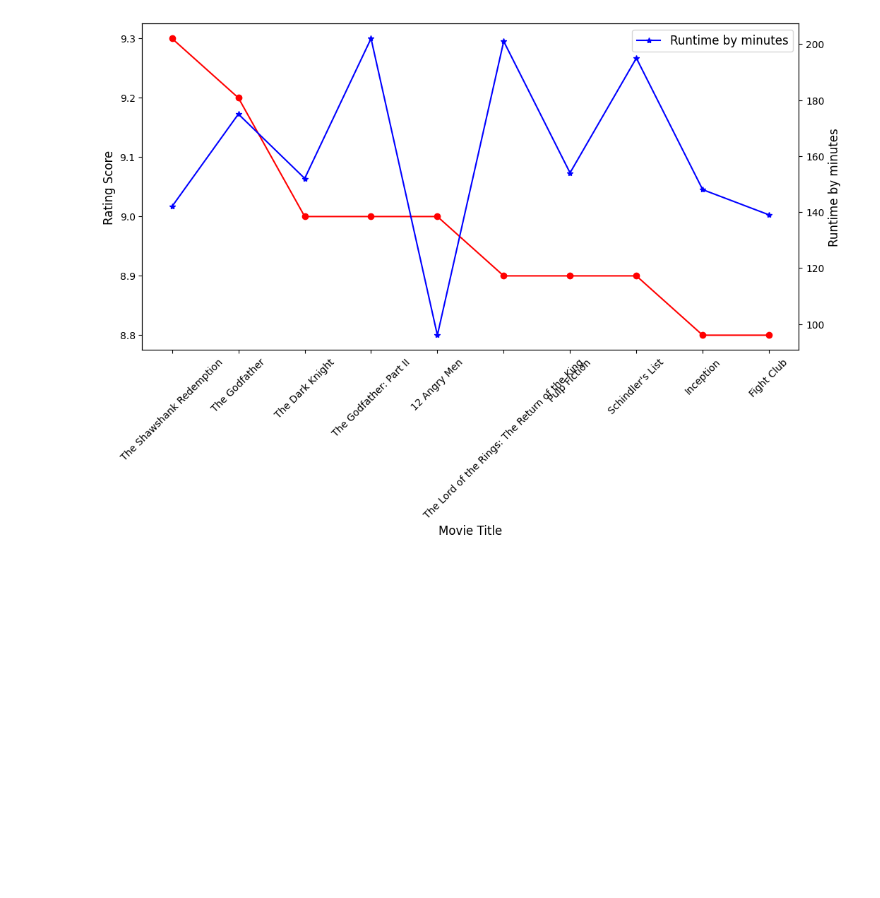
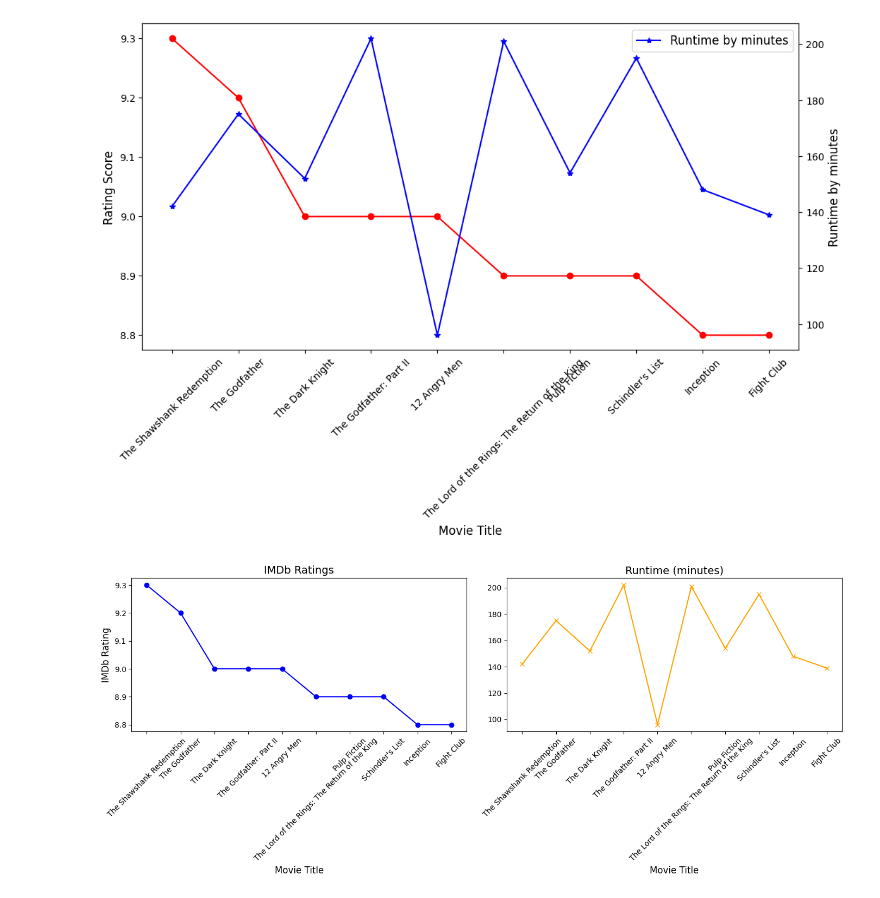
Before and after one commit to SombrathnaSout/Data-viz-sessions, a Jupyter notebook: session 2&3/session3.ipynb, the cells around one changed output. Saved outputs shown, nothing was run; the diff lists cells and outputs as text; code cells hidden in the pictures; blank space fills up the shorter version.

```diff
--- a/session 2&3/session3.ipynb
+++ b/session 2&3/session3.ipynb
@@ -206,3 +206,24 @@ ax1.set_xticklabels(subset["Series_Title"],rotation=45)                  # Make
  Text(8, 0, 'Inception'),
  Text(9, 0, 'Fight Club')]
 [figure]
+# %%
+fig, axes = plt.subplots(1, 2, figsize=(14, 6), sharey=False)
+
+# Plot IMDb Ratings
+axes[0].plot(subset['Series_Title'], subset['IMDB_Rating'], color='blue', marker='o')
+axes[0].set_title('IMDb Ratings', fontsize=14)
+axes[0].set_xlabel('Movie Title', fontsize=12)
+axes[0].set_ylabel('IMDb Rating', fontsize=12)
+axes[0].tick_params(axis='x', rotation=45)
+
+# Plot Runtime
+axes[1].plot(subset['Series_Title'], subset['Runtime'], color='orange', marker='x')
+axes[1].set_title('Runtime (minutes)', fontsize=14)
+axes[1].set_xlabel('Movie Title', fontsize=12)
+axes[1].tick_params(axis='x', rotation=45)
+
+# Tight layout for spacing
+plt.tight_layout()
+plt.show()
+# %% [output]
+[figure, added]
```
